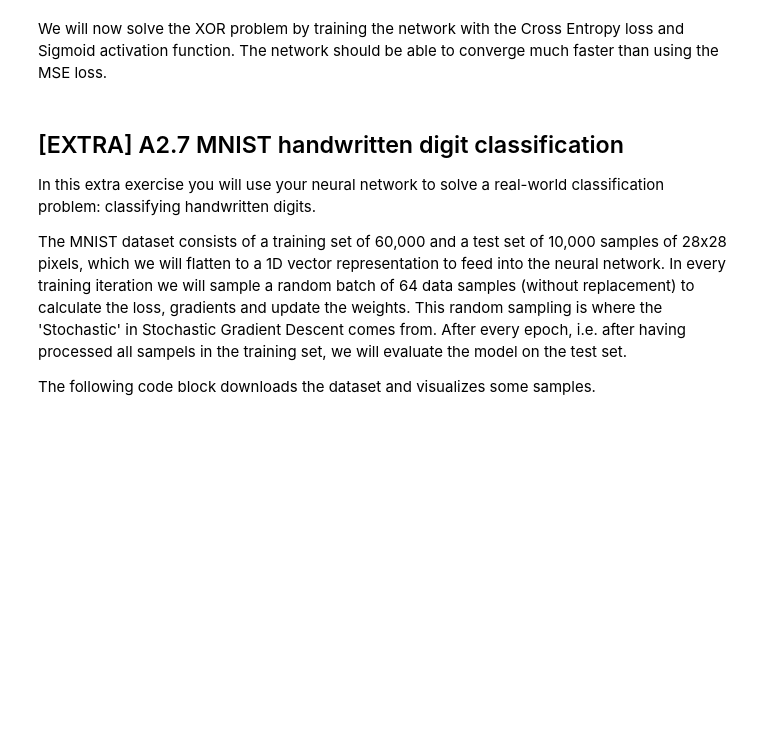
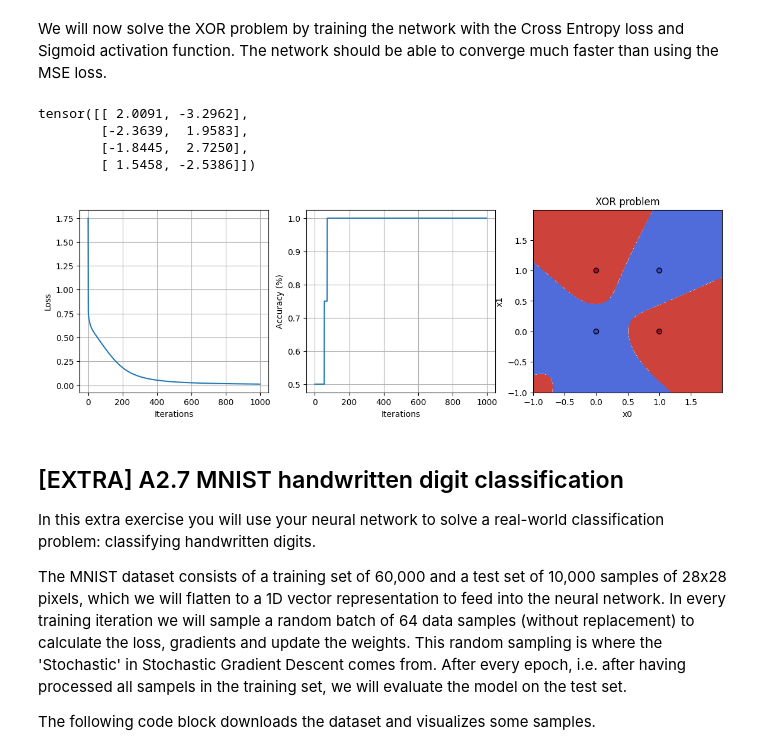
Before and after one commit to RensDur/DSAIT4005-Machine-and-Deep-Learning, a Jupyter notebook: 2025_Assignment_3.ipynb, the cells around one changed output. Cells and saved outputs as stored; diff of their text form; code cells hidden in the pictures; blank space fills up the shorter version.

```diff
--- a/2025_Assignment_3.ipynb
+++ b/2025_Assignment_3.ipynb
@@ -911,7 +1006,7 @@ in_features, hidden_dim, out_features = 2, 10, 2
 
 # Training parameters
 learning_rate = 5e-1  # step size for gradient descent
-optim_steps = 150  # network should generally converge within 100 steps
+optim_steps = 1000  # network should generally converge within 100 steps
 
 # Define and initialize layers
 layers = [Linear(in_features, hidden_dim),
@@ -934,7 +1029,8 @@ for i in range(optim_steps):
     #                  labels (y_xor) and append to list.                  #
     ########################################################################
 
-    pass
+    loss, grad = CrossEntropyLoss(y_xor, y_pred)
+    losses.append(loss)
 
     ########################################################################
     #                          END OF YOUR CODE                            #
@@ -944,36 +1040,43 @@ for i in range(optim_steps):
     #            TODO: Perform backward pass and optimizer step.           #
     ########################################################################
 
-    pass
+    dx = net.backward(grad)
+    net.optimizer_step(learning_rate)
 
     ########################################################################
     #                          END OF YOUR CODE                            #
     ########################################################################
 
     # Calculate accuracy of prediction
     correct = torch.argmax(y_pred, axis=1) == torch.argmax(y_xor, axis=1)
     accs.append(torch.sum(correct)/len(y_pred))
 
 # Print prediction
 print(y_pred)
 
 # Plot loss and accuracy
 plt.figure(figsize=(14,4))
 plt.subplot(1,3,1)
 plt.xlabel('Iterations')
 plt.ylabel('Loss')
 plt.plot(losses)
 plt.grid()
 
 plt.subplot(1,3,2)
 plt.xlabel('Iterations')
 plt.ylabel('Accuracy (%)')
 plt.plot(accs)
 plt.grid()
 
 # Show decision boundary
 plt.subplot(1,3,3)
 plot(x_xor, y_xor, net)
+# %% [output]
+tensor([[ 2.0091, -3.2962],
+        [-2.3639,  1.9583],
+        [-1.8445,  2.7250],
+        [ 1.5458, -2.5386]])
+[figure, added]
 # %% [markdown]
 ## [EXTRA] A2.7 MNIST handwritten digit classification
 In this extra exercise you will use your neural network to solve a real-world classification problem: classifying handwritten digits.
```
Also changed, not shown: parts of 16 cells of this notebook.
